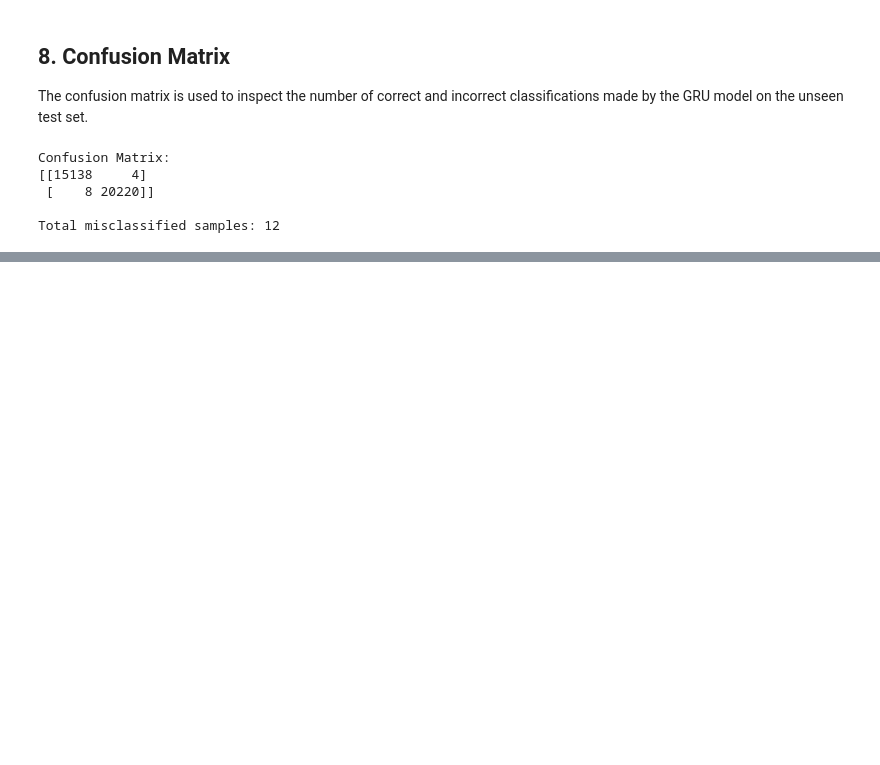
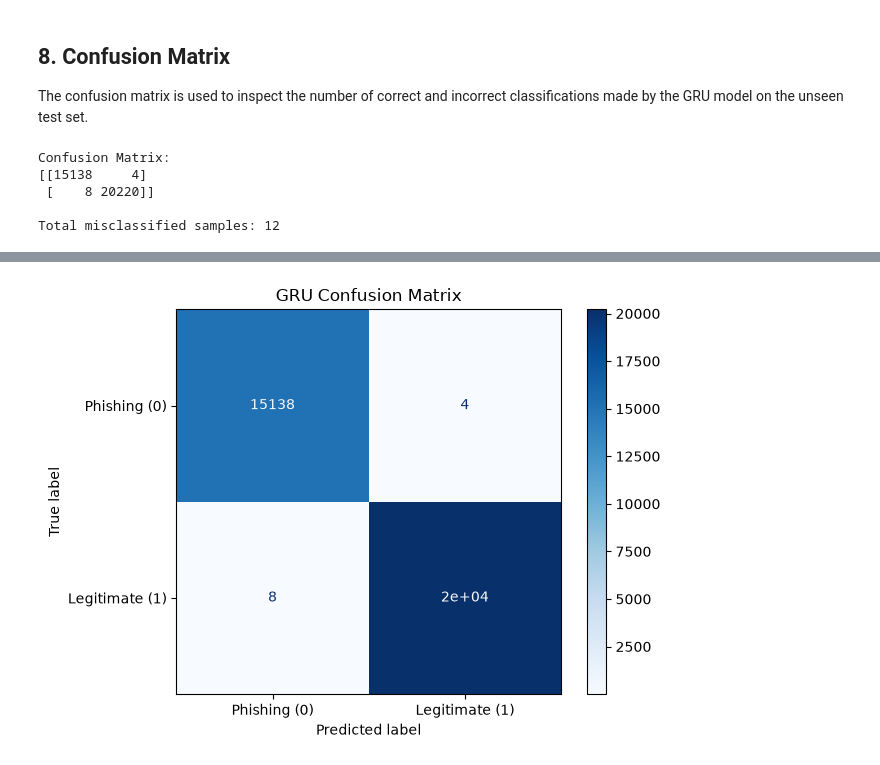
Before and after one commit to milindasandaru/SE4050-Deep-Learning-Project-2026, a Jupyter notebook: notebooks/06_GRU.ipynb, the cells around one changed output, grey strips where cells are left out. Drawn from its saved outputs; the diff is of its cells as text; code cells hidden in the pictures; blank space fills up the shorter version.

Commit message:
Add GRU evaluation plots and final results

```diff
--- a/notebooks/06_GRU.ipynb
+++ b/notebooks/06_GRU.ipynb
@@ -224,0 +229,14 @@ Total misclassified samples: 12
+# %%
+cm = confusion_matrix(y_test, y_pred)
+
+disp = ConfusionMatrixDisplay(
+    confusion_matrix=cm,
+    display_labels=["Phishing (0)", "Legitimate (1)"]
+)
+
+disp.plot(cmap="Blues")
+plt.title("GRU Confusion Matrix")
+plt.tight_layout()
+plt.show()
+# %% [output]
+[figure, added]
```
Also changed, not shown: parts of 8 cells of this notebook.
